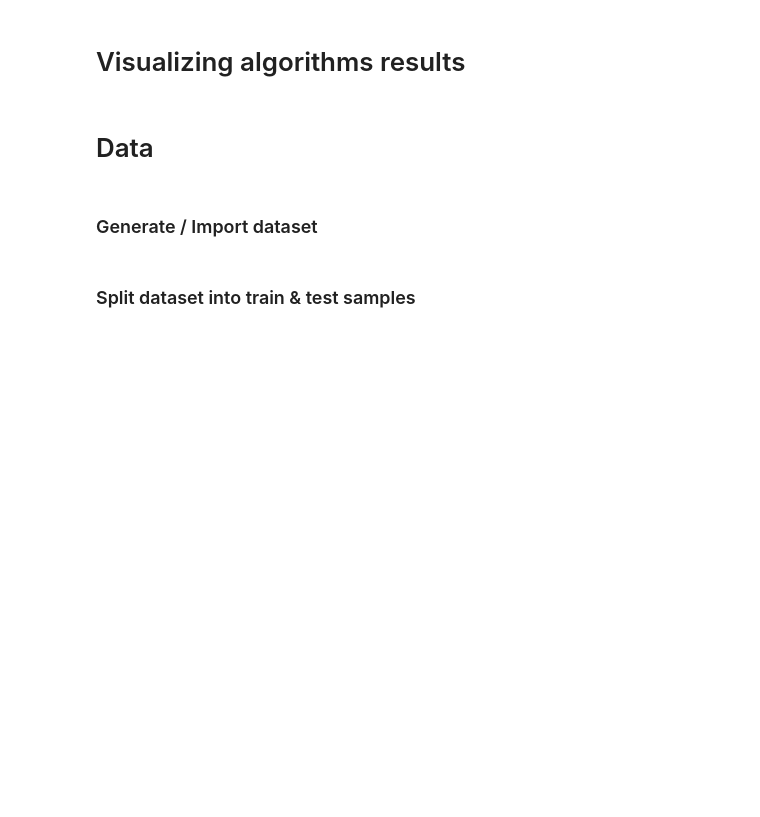
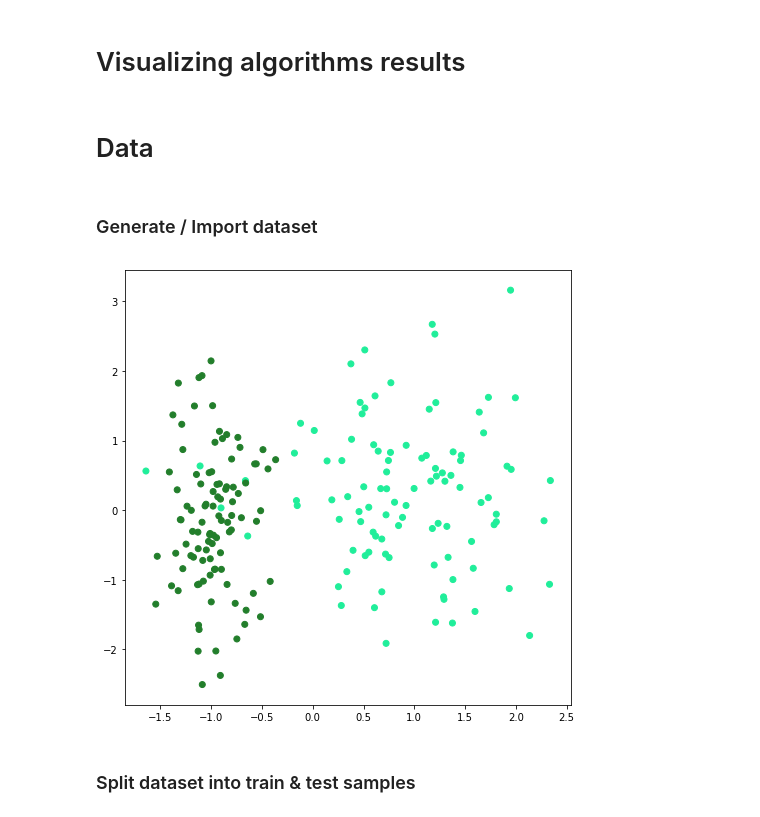
Before and after one commit to Antonyo314/dru-ML-algorithms, a Jupyter notebook: 2. LogisticRegression.ipynb, the cells around one changed output. Saved outputs shown, nothing was run; the diff lists cells and outputs as text; code cells hidden in the pictures; blank space fills up the shorter version.

```diff
--- a/2. LogisticRegression.ipynb
+++ b/2. LogisticRegression.ipynb
@@ -104,15 +176,17 @@ def plot_2d_dataset_class(data, colors=None): #data = [features, target]
 sample_size = 200
 # %%
 data, target = datasets.make_classification(n_samples=sample_size, n_features=2,
-                                            n_informative=2, n_redundant=0,
+                                            n_informative=1, n_redundant=0,
                                             n_repeated=0, n_classes=2,
                                             n_clusters_per_class=1,
                                             weights=None, flip_y=0.01,
                                             class_sep=1.0, hypercube=True,
                                             shift=0.0, scale=1.0,
-                                            shuffle=True, random_state=None)
-#plot_2d_dataset_class([data, target])
-#plt.show()
+                                            shuffle=True, random_state=2)
+plot_2d_dataset_class([data, target])
+plt.show()
+# %% [output]
+[figure, added]
 # %% [markdown]
 ### Split dataset into train & test samples
 # %%
```
Also changed, not shown: parts of 24 cells of this notebook.
